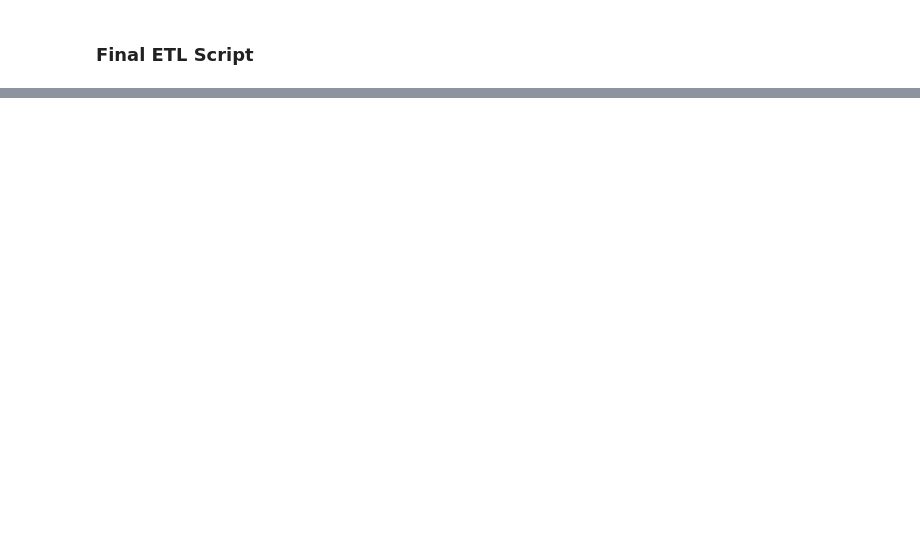
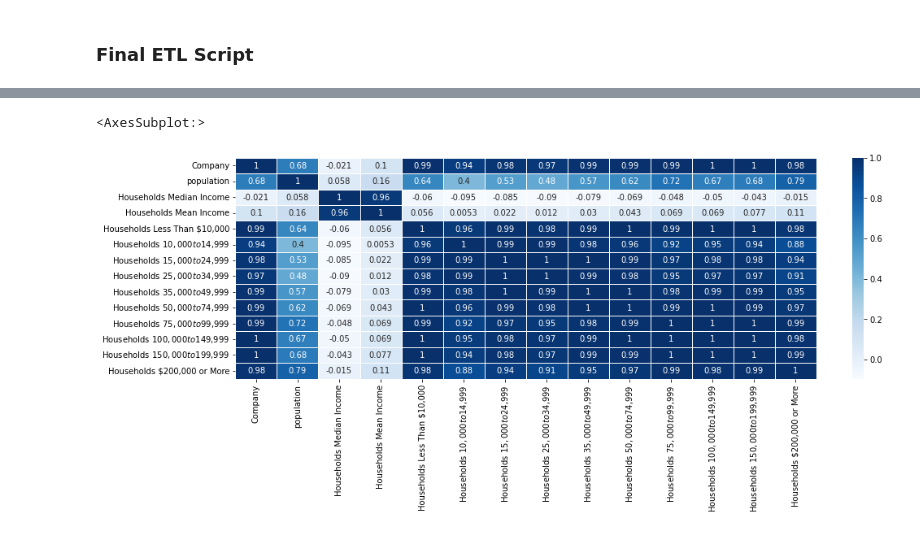
Before and after one commit to nomanarshad94/made-project-ws24, a Jupyter notebook: project/data_exploration.ipynb, the cells around one changed output, grey strips where cells are left out. Saved outputs shown, nothing was run; the diff lists cells and outputs as text; code cells hidden in the pictures; blank space fills up the shorter version.

```diff
--- a/project/data_exploration.ipynb
+++ b/project/data_exploration.ipynb
@@ -544,0 +1171,24 @@ See the caveats in the documentation: https://pandas.pydata.org/pandas-docs/stab
+# %%
+test= transformed_df.groupby("state_id").agg({
+    'Company': 'count',  # Startup count
+    'population': 'sum',  # Total population
+    'Households Median Income': 'median',  # Mean median income
+    'Households Mean Income': 'mean',  # Mean household income,
+    'Households Less Than $10,000': 'sum',
+    'Households $10,000 to $14,999': 'sum',
+    'Households $15,000 to $24,999': 'sum',
+    'Households $25,000 to $34,999': 'sum',
+    'Households $35,000 to $49,999': 'sum',
+    'Households $50,000 to $74,999': 'sum',
+    'Households $75,000 to $99,999': 'sum',
+    'Households $100,000 to $149,999': 'sum',
+    'Households $150,000 to $199,999': 'sum',
+    'Households $200,000 or More': 'sum'
+}).reset_index()
+# %%
+corr = test.corr()
+plt.figure(figsize = (16,5))
+sb.heatmap(corr, cmap="Blues", annot=True,linewidths=0.5)
+# %% [output]
+<AxesSubplot:>
+[figure, added]
```
Also changed, not shown: parts of 51 cells of this notebook, 5 other files.
